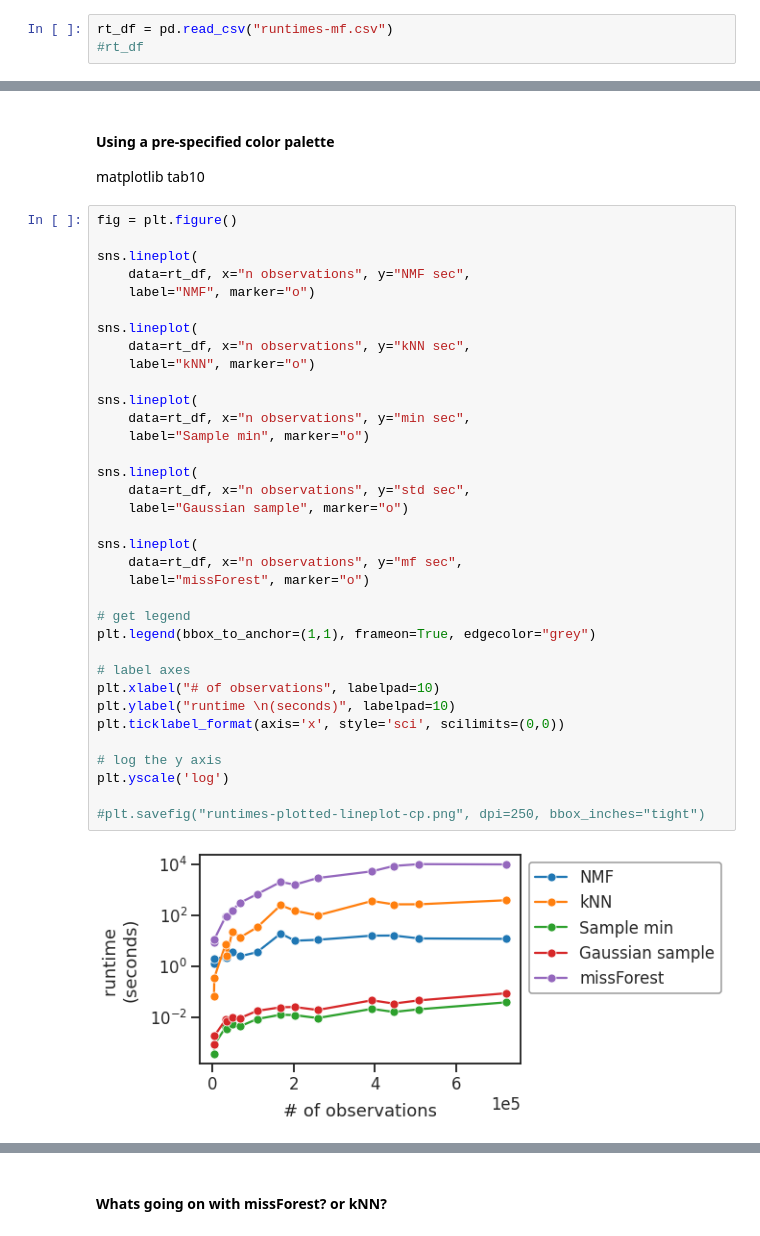
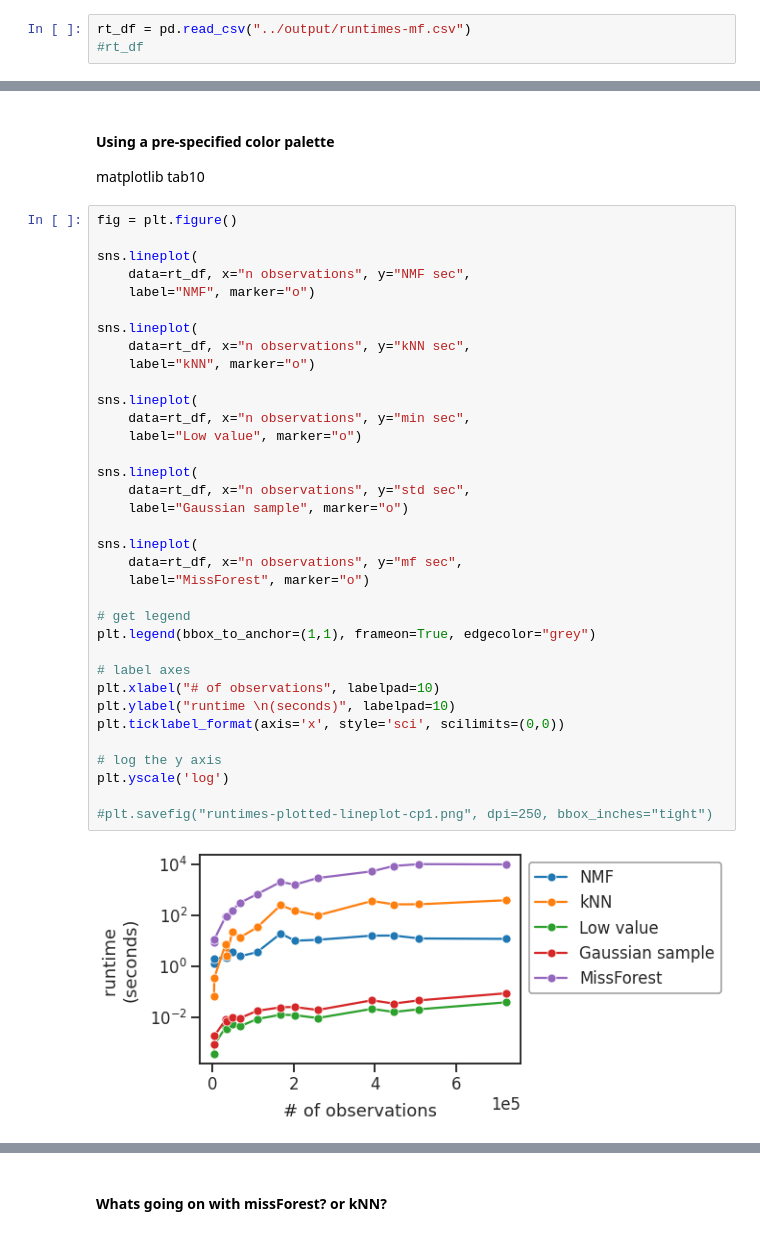
Before and after one commit to Noble-Lab/2023-prot-impute-benchmark, a Jupyter notebook: generate_figures/runtime/notebooks/runtime-plotter.ipynb, the cells around one changed output, grey strips where cells are left out. Drawn from its saved outputs; the diff is of its cells as text.

```diff
--- a/generate_figures/runtime/notebooks/runtime-plotter-sandbox.ipynb
+++ b/generate_figures/runtime/notebooks/runtime-plotter.ipynb
@@ -20,7 +20,7 @@ sns.set_palette("tab10")
 # %% [markdown]
 #### Read in the runtimes dataframe
 # %%
-rt_df = pd.read_csv("runtimes-mf.csv")
+rt_df = pd.read_csv("../output/runtimes-mf.csv")
 #rt_df
 # %% [markdown]
 #### Log the runtimes
@@ -412,34 +412,34 @@ fig = plt.figure()
 sns.lineplot(
     data=rt_df, x="n observations", y="NMF sec",
     label="NMF", marker="o")
 
 sns.lineplot(
     data=rt_df, x="n observations", y="kNN sec",
     label="kNN", marker="o")
 
 sns.lineplot(
     data=rt_df, x="n observations", y="min sec",
-    label="Sample min", marker="o")
+    label="Low value", marker="o")
 
 sns.lineplot(
     data=rt_df, x="n observations", y="std sec",
     label="Gaussian sample", marker="o")
 
 sns.lineplot(
     data=rt_df, x="n observations", y="mf sec",
-    label="missForest", marker="o")
+    label="MissForest", marker="o")
 
 # get legend
 plt.legend(bbox_to_anchor=(1,1), frameon=True, edgecolor="grey")
 
 # label axes
 plt.xlabel("# of observations", labelpad=10)
 plt.ylabel("runtime \n(seconds)", labelpad=10)
 plt.ticklabel_format(axis='x', style='sci', scilimits=(0,0))
 
 # log the y axis
 plt.yscale('log')
 
-#plt.savefig("runtimes-plotted-lineplot-cp.png", dpi=250, bbox_inches="tight")
+#plt.savefig("runtimes-plotted-lineplot-cp1.png", dpi=250, bbox_inches="tight")
 # %% [output]
-[figure, old version]
+[figure, new version]
```
Also changed, not shown: parts of 2 cells of this notebook, 41 other files.
